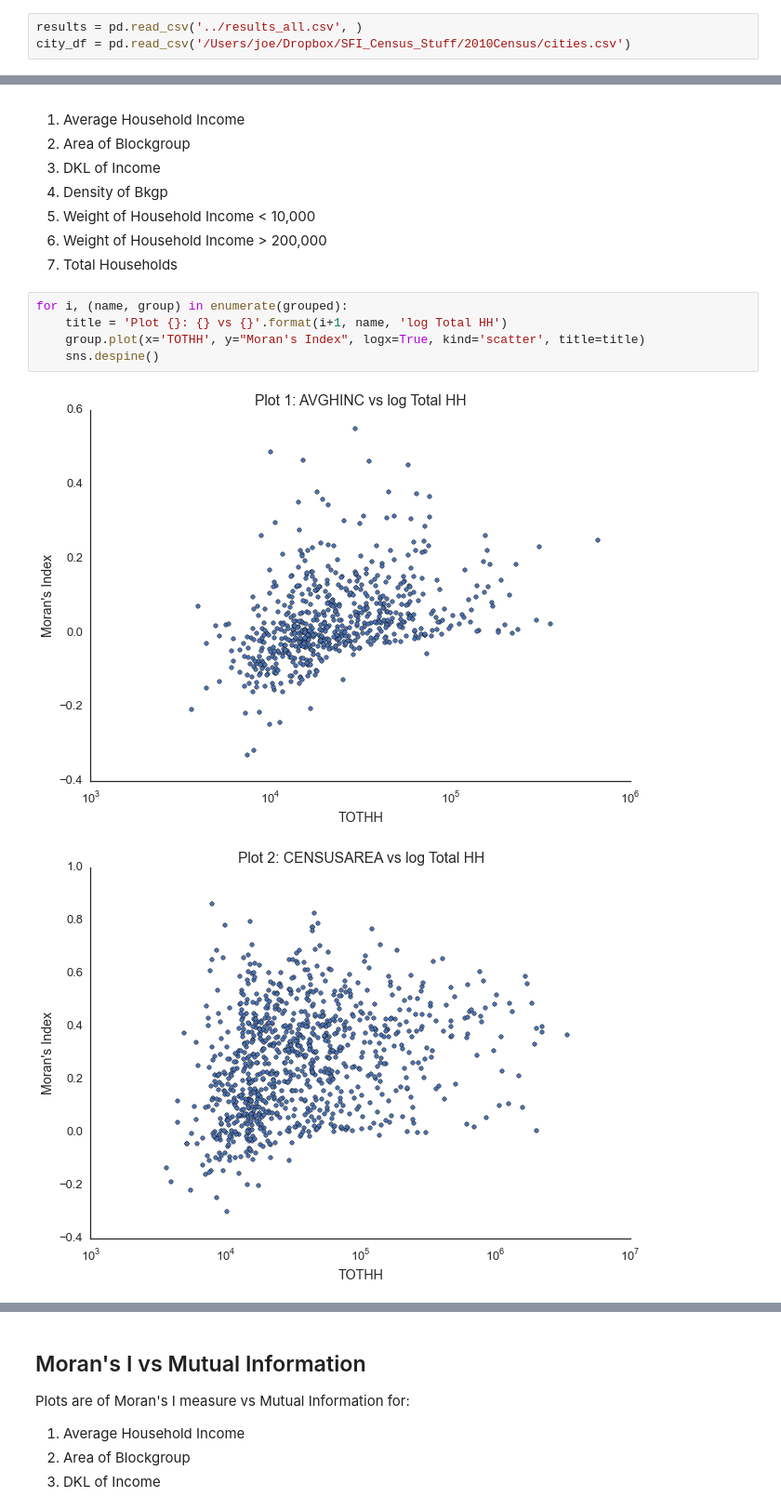
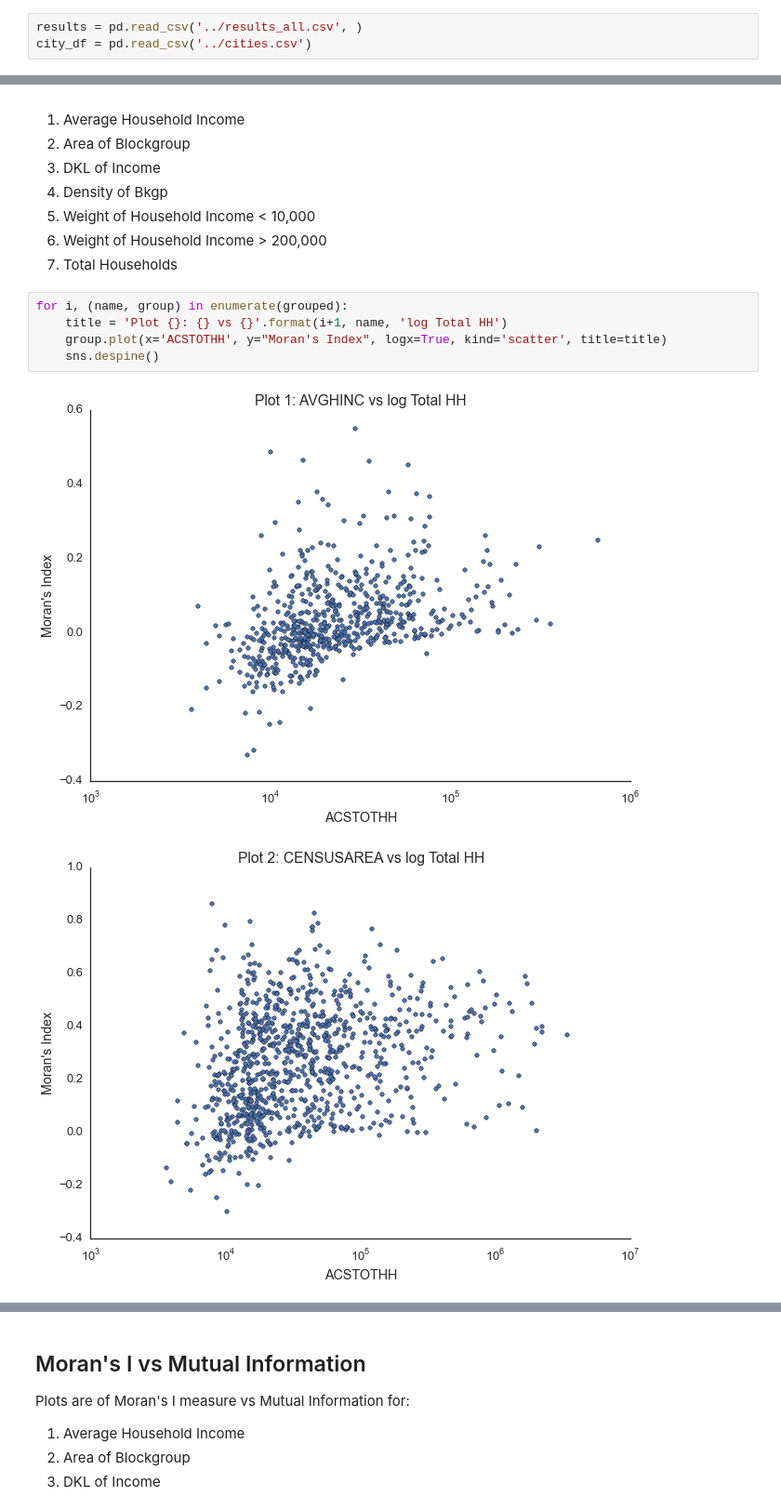
Before and after one commit to SFI-Cities/spatial_autocorrelation, a Jupyter notebook: notebooks/Moran Results.ipynb, the cells around one changed output, grey strips where cells are left out. Shown at 93% size. Saved outputs shown, nothing was run; the diff lists cells and outputs as text.

```diff
--- a/notebooks/Moran Results.ipynb
+++ b/notebooks/Moran Results.ipynb
@@ -7,7 +7,7 @@ sns.set_style("white")
 sns.set_context("talk")
 # %%
 results = pd.read_csv('../results_all.csv', )
-city_df = pd.read_csv('/Users/joe/Dropbox/SFI_Census_Stuff/2010Census/cities.csv')
+city_df = pd.read_csv('../cities.csv')
 # %%
 import re
 import unicodedata
@@ -48,8 +48,8 @@ Plots are of Moran's I measure vs Total Households for:
 # %%
 for i, (name, group) in enumerate(grouped):
     title = 'Plot {}: {} vs {}'.format(i+1, name, 'log Total HH')
-    group.plot(x='TOTHH', y="Moran's Index", logx=True, kind='scatter', title=title)
+    group.plot(x='ACSTOTHH', y="Moran's Index", logx=True, kind='scatter', title=title)
     sns.despine()
 # %% [output]
-[figure, old version]
+[figure, new version]
-[figure, old version]
+[figure, new version]
```
Also changed, not shown: parts of 3 cells of this notebook.
